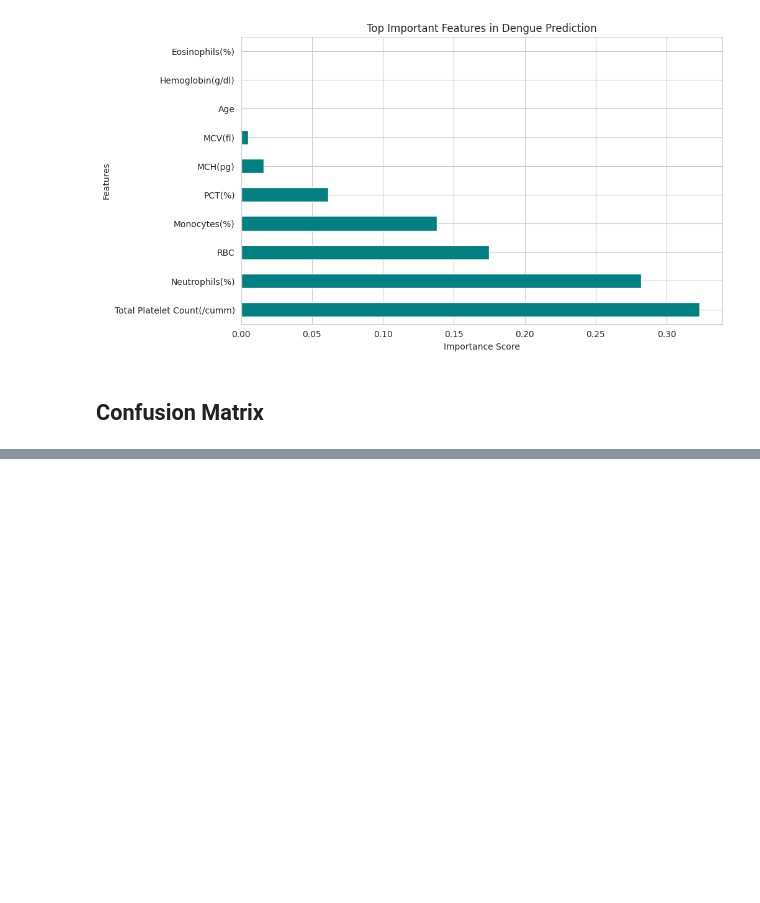
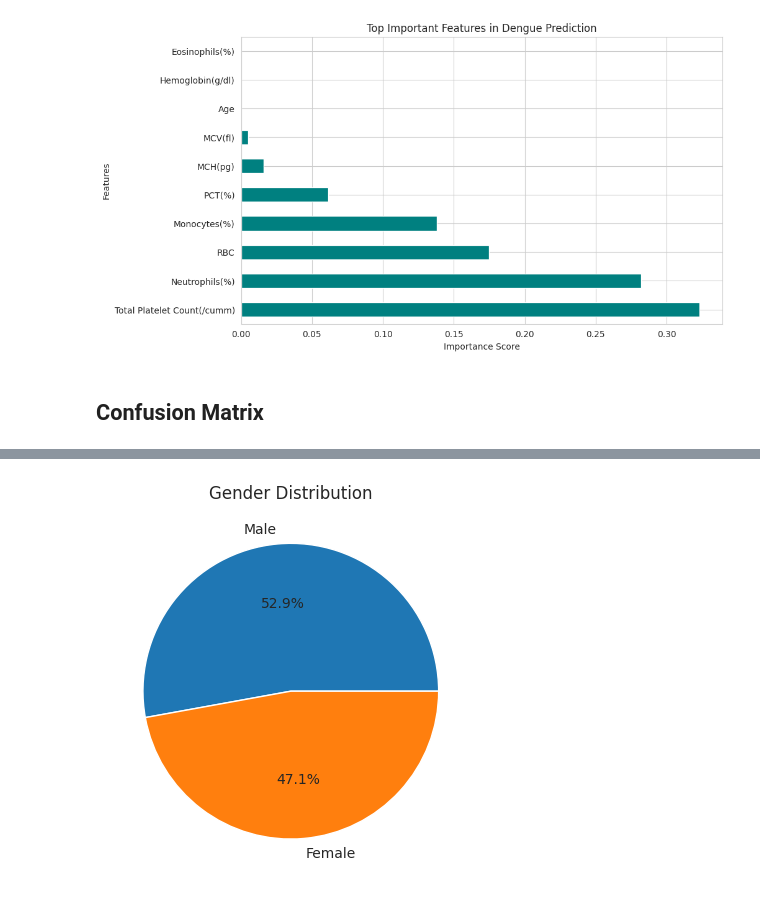
Before and after one commit to fariya09ahmed-commits/Fariya-Ahmed, a Jupyter notebook: dengue_detection.ipynb, the cells around one changed output, grey strips where cells are left out. Cells and saved outputs as stored; diff of their text form; code cells hidden in the pictures; blank space fills up the shorter version.

```diff
--- a/dengue_detection.ipynb
+++ b/dengue_detection.ipynb
@@ -671,0 +831,9 @@ F1-Score:  0.84
+# %%
+# With percentages
+plt.pie(test_prep.values, labels=['Male', 'Female'], autopct='%1.1f%%')
+plt.title('Gender Distribution')
+plt.savefig('Gender Distribution.png', dpi=300, bbox_inches='tight')
+plt.show()
+files.download('Gender Distribution.png')
+# %% [output]
+[figure, added]
```
Also changed, not shown: parts of 17 cells of this notebook.
